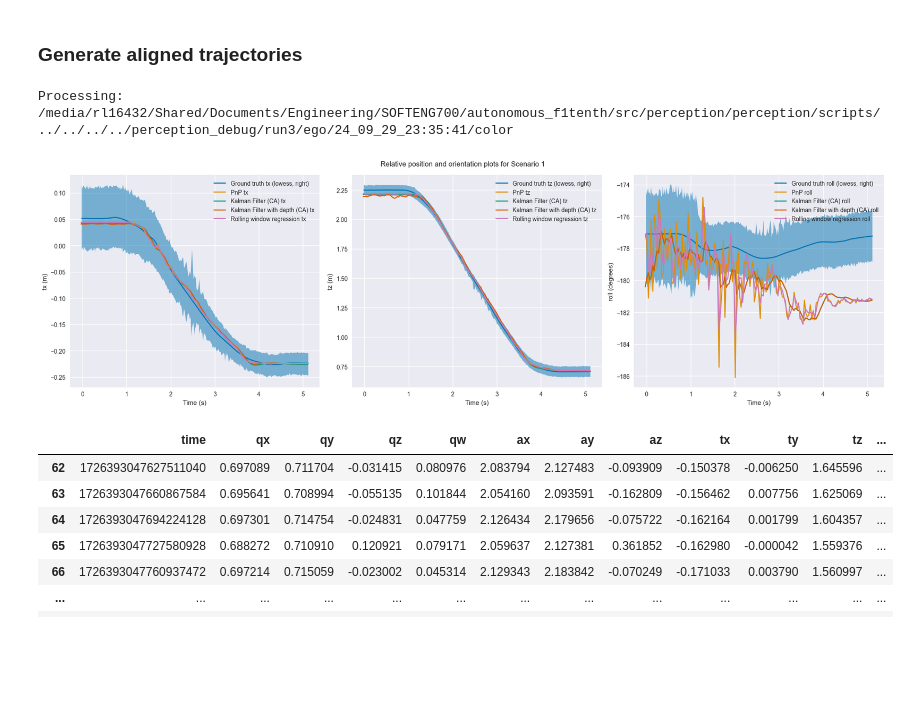
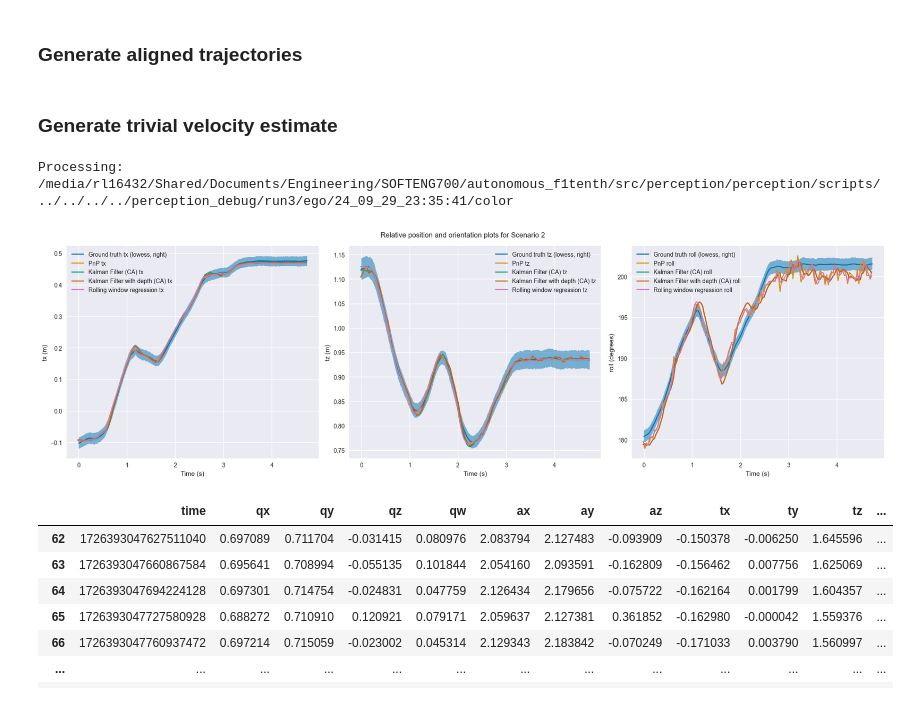
Before and after one commit to ShungFei/autonomous_f1tenth, a Jupyter notebook: src/perception/perception/scripts/model_fitting.ipynb, the cells around one changed output. Drawn from its saved outputs; the diff is of its cells as text; code cells hidden in the pictures; blank space fills up the shorter version.

```diff
--- a/src/perception/perception/scripts/model_fitting.ipynb
+++ b/src/perception/perception/scripts/model_fitting.ipynb
@@ -473,23 +463,35 @@ def align_trajectory(run, state_est_df_name: str, smoothing_type, model_type, be
 
   return state_est_aligned_df
 
-for run in run2_data:
+for run in [*run1_data, *run2_data, *run3_data]:
   run["aligned"] = {}
   for state_est_df_name in ["tracking_df", "kalman_ca_df", "kalman_cv_df", "kalman_ca_depth_fusion_df", "rwr_df"]:
     run["aligned"][state_est_df_name] = align_trajectory(run, state_est_df_name, "lowess", "spline", "right")
+# %% [markdown]
+### Generate trivial velocity estimate
+# %%
+# do the above for all runs
+for run in [*run1_data, *run2_data, *run3_data]:
+  run["tracking_df"]["time_diff"] = run["tracking_df"]["time_norm (sec)"].diff()
+  run["tracking_df"]["vx"] = run["tracking_df"]["tx"].diff() / run["tracking_df"]["time_diff"]
+  run["tracking_df"]["vy"] = run["tracking_df"]["ty"].diff() / run["tracking_df"]["time_diff"]
+  run["tracking_df"]["vz"] = run["tracking_df"]["tz"].diff() / run["tracking_df"]["time_diff"]
+  run["tracking_df"]["vroll"] = run["tracking_df"]["roll"].diff() / run["tracking_df"]["time_diff"]
+  run["tracking_df"]["vpitch"] = run["tracking_df"]["pitch"].diff() / run["tracking_df"]["time_diff"]
+  run["tracking_df"]["vyaw"] = run["tracking_df"]["yaw"].diff() / run["tracking_df"]["time_diff"]
 # %%
-from perception.scripts import process_state_estimation
+# from perception.scripts import process_state_estimation
 
-importlib.reload(process_state_estimation)
+# importlib.reload(process_state_estimation)
 
-temp = process_state_estimation.StateEstimator(f"{run3_data[6]['ego_path']}", method="kalman_cv", degrees=True).process()[0]
+# temp = process_state_estimation.StateEstimator(f"{run3_data[6]['ego_path']}", method="kalman_cv", degrees=True).process()[0]
 
-# turn index into a column
-temp.reset_index(inplace=True)
-test = temp[temp["time"] > run3_data[6]["kalman_ca_df"]["time"][0]]
+# # turn index into a column
+# temp.reset_index(inplace=True)
+# test = temp[temp["time"] > run3_data[6]["kalman_ca_df"]["time"][0]]
 
-run3_data[6]["kalman_cv_df"] = ground_truth_real.remove_unused_frames(temp, run3_data[6]["start_time"])
-ground_truth_real.remove_nan_rows(run3_data[6])
+# run3_data[6]["kalman_cv_df"] = ground_truth_real.remove_unused_frames(temp, run3_data[6]["start_time"])
+# ground_truth_real.remove_nan_rows(run3_data[6])
 # %% [output]
 Processing: /media/rl16432/Shared/Documents/Engineering/SOFTENG700/autonomous_f1tenth/src/perception/perception/scripts/../../../../perception_debug/run3/ego/24_09_29_23:35:41/color
 # %%
@@ -501,7 +503,7 @@ def plot_relative_position(run: dict, smoothing_type: str,
   plot_rows = len(cols)
   plot_cols = len(cols[0])
   cols = np.array(cols).flatten()
-  plt.suptitle(f"Relative position and orientation plots for Scenario 1")
+  plt.suptitle(f"Relative position and orientation plots for Scenario 2")
   for i, col in enumerate(cols):
     ax = plt.subplot(plot_rows, plot_cols, i + 1)
     ax.set_xlabel("Time (s)")
@@ -526,35 +528,35 @@ def plot_relative_position(run: dict, smoothing_type: str,
       elif uncertainty_method == "percentile":
         # plot uncertainty from percentile
         upper_diff = run[f"monte_carlo_{gt_name}_df"][f"{col}_97.5"] - run[f"monte_carlo_{gt_name}_df"][f"{col}_mean"]
         lower_diff = run[f"monte_carlo_{gt_name}_df"][f"{col}_mean"] - run[f"monte_carlo_{gt_name}_df"][f"{col}_2.5"]
 
         plt.fill_between(run[f"monte_carlo_{gt_name}_df"]["time_norm (sec)"],
                       run[smoothing_type][f"rel_poses_{gt_name}_df"][col] - lower_diff,
                       run[smoothing_type][f"rel_poses_{gt_name}_df"][col] + upper_diff, alpha=0.5)
 
     # Plot state estimation techniques
     if aligned:
       state_est_dfs = run["aligned"]
     else:
       state_est_dfs = run
 
     sns.lineplot(data=state_est_dfs["tracking_df"], x="time_norm (sec)", y=col, label=f"PnP {col}")
     sns.lineplot(data=state_est_dfs["kalman_ca_df"], x="time_norm (sec)", y=col, label=f"Kalman Filter (CA) {col}")
     # sns.lineplot(data=state_est_dfs["kalman_cj_df"], x="time_norm (sec)", y=col, label=f"Kalman Filter (CJ) {col}")
     # sns.lineplot(data=state_est_dfs["kalman_cv_df"], x="time_norm (sec)", y=col, label=f"Kalman Filter (CV) {col} ")
     sns.lineplot(data=state_est_dfs["kalman_ca_depth_fusion_df"], x="time_norm (sec)", y=col, label=f"Kalman Filter with depth (CA) {col}")
     sns.lineplot(data=state_est_dfs["rwr_df"], x="time_norm (sec)", y=col, label=f"Rolling window regression {col}")
 
   # save plot
   plt.tight_layout()
   # make transparent background
   plt.savefig(f"{figures_dir}/{run['bev_path'].split('/')[-1]}_{cols}_relative_position.png", transparent=True)
 
 cols = [["tx", "tz", "roll"]]
 # cols = [["roll"]]
-plot_relative_position(run2_data[6], "lowess", ["right"], "percentile", cols, figsize=(20, 6), aligned=True)
+plot_relative_position(run3_data[6], "lowess", ["right"], "percentile", cols, figsize=(20, 6), aligned=True)
 # %% [output]
-[figure, old version]
+[figure, new version]
 # %%
 run2_data[2]["tracking_df"][run2_data[2]["tracking_df"]["time_norm (sec)"] >= 2.1]
 # %% [output]
```
Also changed, not shown: parts of 6 cells of this notebook, 1 other file.
